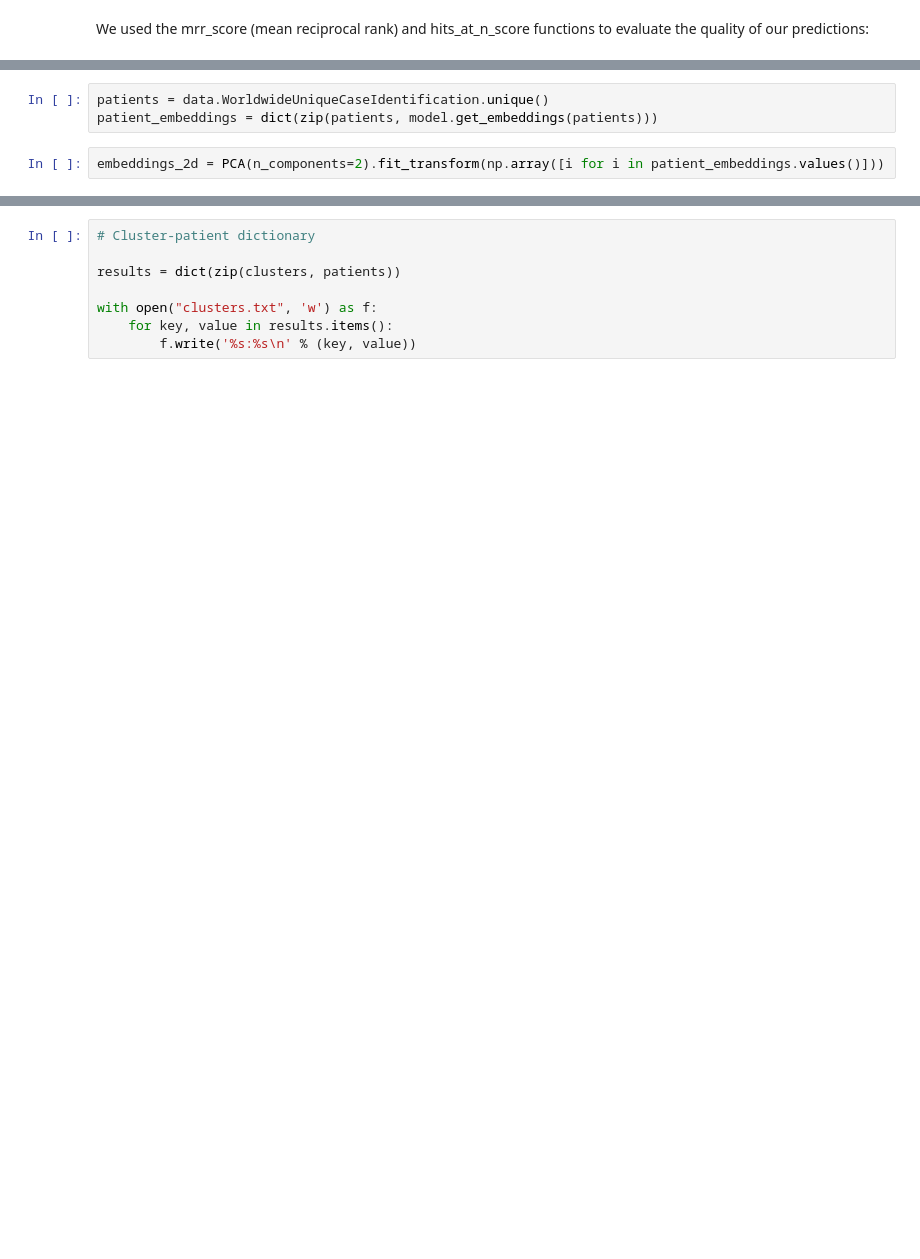
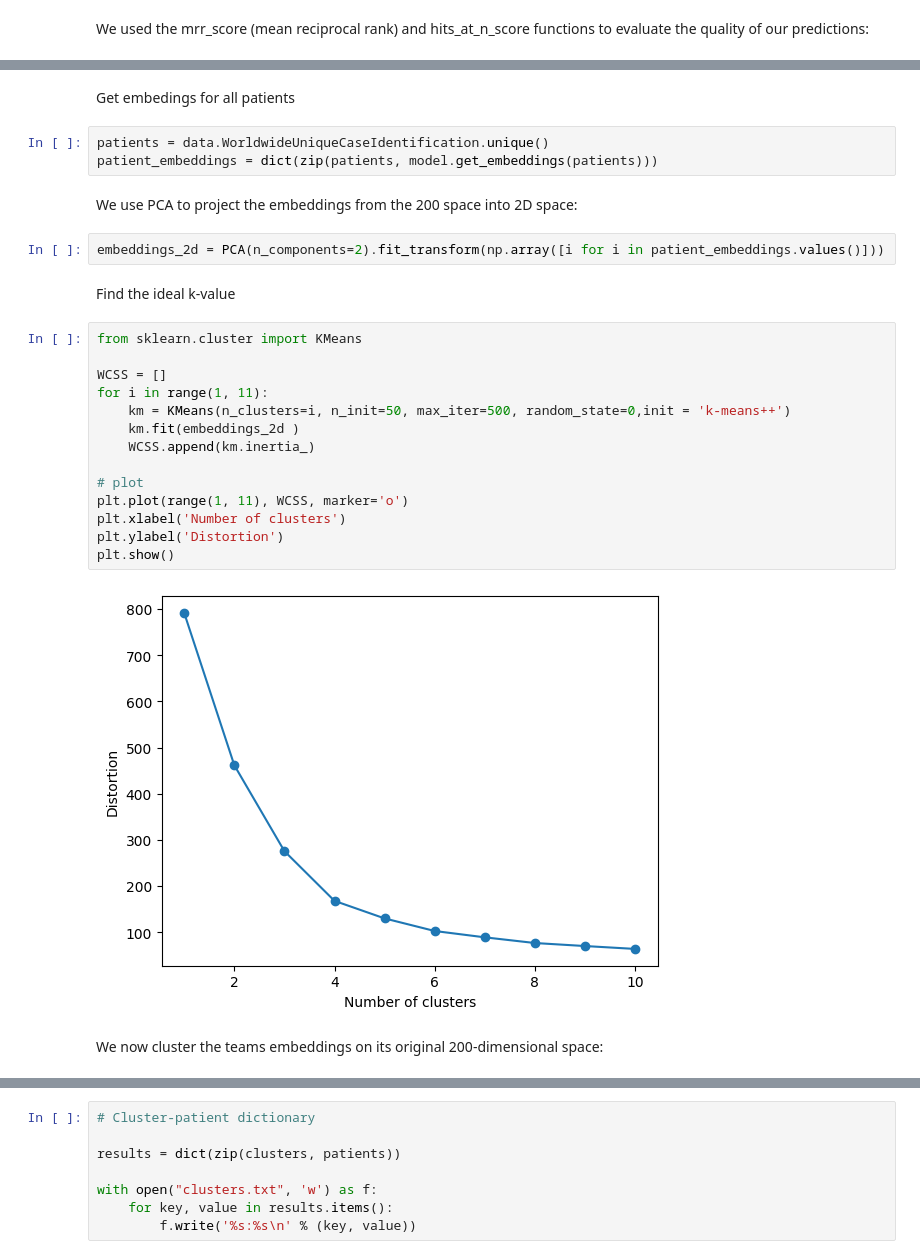
Before and after one commit to agnesadm1997/KRW_assign1, a Jupyter notebook: Clustering/Clustering.ipynb, the cells around one changed output, grey strips where cells are left out. Cells and saved outputs as stored; diff of their text form; blank space fills up the shorter version.

```diff
--- a/Clustering/Clustering.ipynb
+++ b/Clustering/Clustering.ipynb
@@ -157,6 +215,30 @@ print("Hits@1: %.2f" % (hits_1))
+# %% [markdown]
+Get embedings for all patients
 # %%
 patients = data.WorldwideUniqueCaseIdentification.unique()
 patient_embeddings = dict(zip(patients, model.get_embeddings(patients)))
+# %% [markdown]
+We use PCA to project the embeddings from the 200 space into 2D space:
 # %%
 embeddings_2d = PCA(n_components=2).fit_transform(np.array([i for i in patient_embeddings.values()]))
+# %% [markdown]
+Find the ideal k-value
+# %%
+from sklearn.cluster import KMeans
+
+WCSS = []
+for i in range(1, 11):
+    km = KMeans(n_clusters=i, n_init=50, max_iter=500, random_state=0,init = 'k-means++')
+    km.fit(embeddings_2d )
+    WCSS.append(km.inertia_)
+
+# plot
+plt.plot(range(1, 11), WCSS, marker='o')
+plt.xlabel('Number of clusters')
+plt.ylabel('Distortion')
+plt.show()
+# %% [output]
+[figure, added]
+# %% [markdown]
+We now cluster the teams embeddings on its original 200-dimensional space:
 # %%
```
Also changed, not shown: parts of 11 cells of this notebook, 1 other file.
